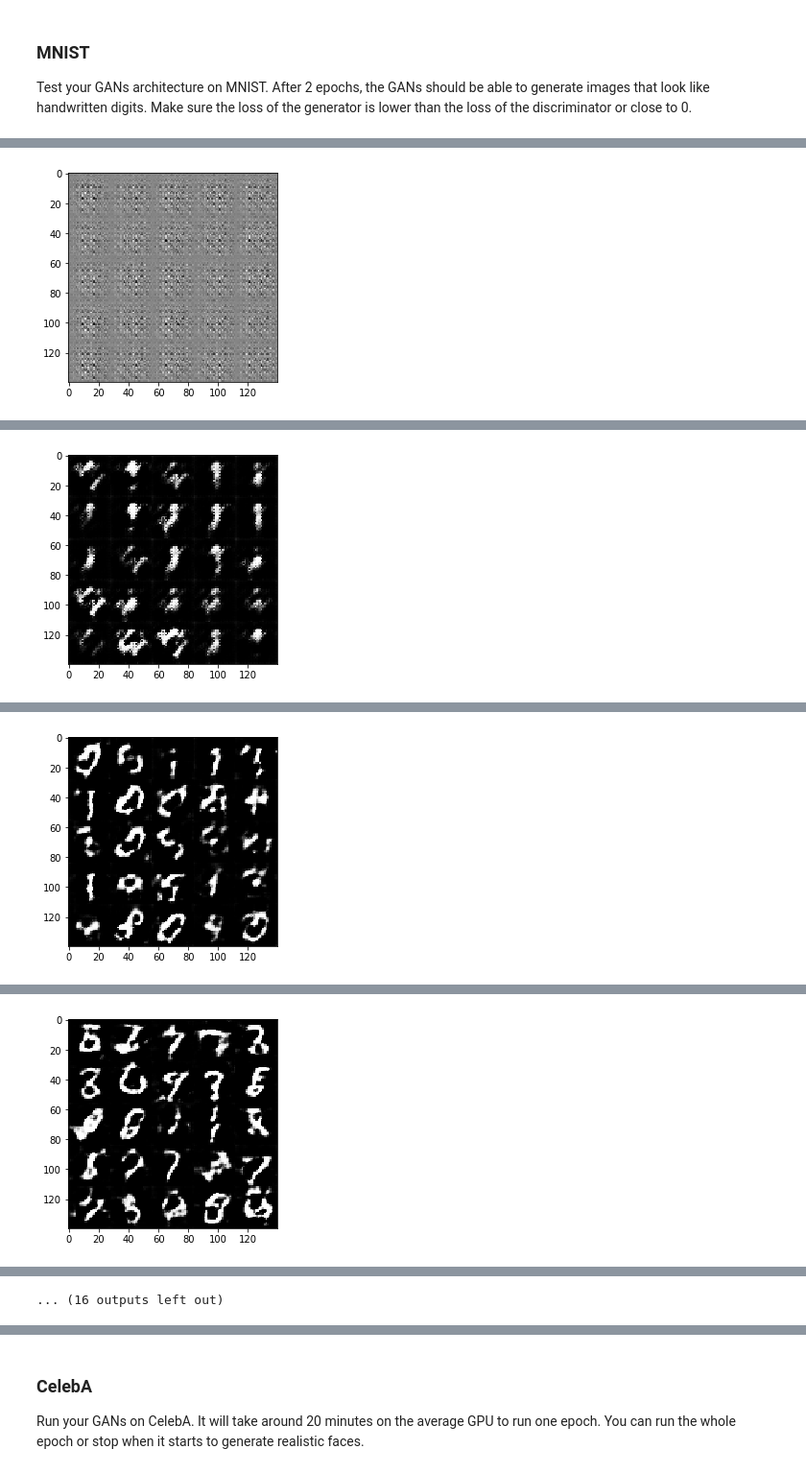
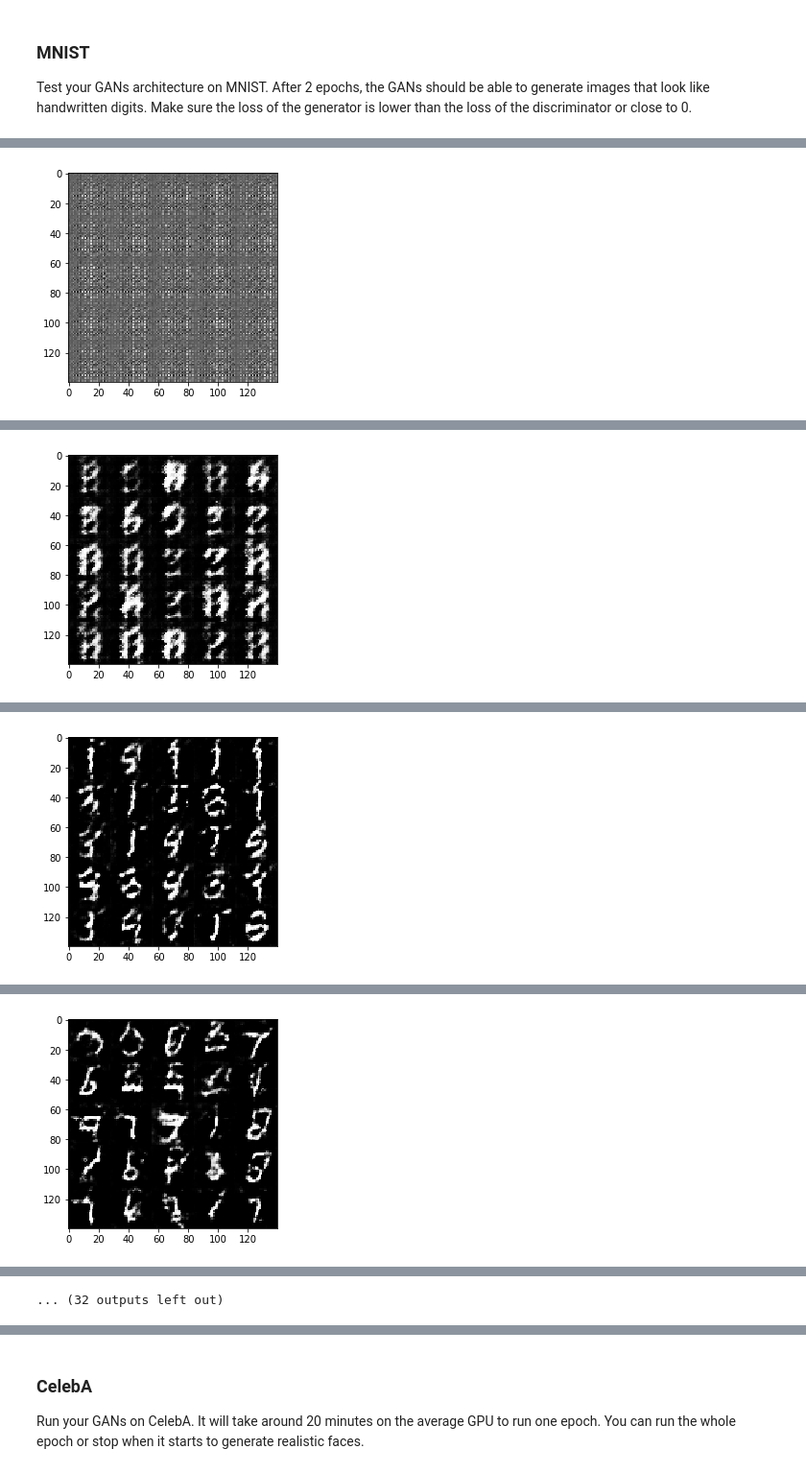
Before and after one commit to sevance37/GAN-face-generation, a Jupyter notebook: dlnd_face_generation.ipynb, the cells around one changed output, grey strips where cells are left out. Shown at 96% size. Cells and saved outputs as stored; diff of their text form; code cells hidden in the pictures.

```diff
--- a/dlnd_face_generation.ipynb
+++ b/dlnd_face_generation.ipynb
@@ -133,4 +132,11 @@ Tests Passed
 # %% [markdown]
 ### Discriminator
 Implement `discriminator` to create a discriminator neural network that discriminates on `images`.  This function should be able to reuse the variables in the neural network.  Use [`tf.variable_scope`](https://www.tensorflow.org/api_docs/python/tf/variable_scope) with a scope name of "discriminator" to allow the variables to be reused.  The function should return a tuple of (tensor output of the discriminator, tensor logits of the discriminator).
+# %%
+def get_params():
+
+    n_filters = 64
+    alpha     = 0.1
+
+    return n_filters, alpha
 # %%
@@ -231,7 +247,7 @@ Implement `model_loss` to build the GANs for training and calculate the loss.  T
 - `discriminator(images, reuse=False)`
 - `generator(z, out_channel_dim, is_train=True)`
 # %%
-def model_loss(input_real, input_z, out_channel_dim, alpha=0.2):
+def model_loss(input_real, input_z, out_channel_dim):
     """
     Get the loss for the discriminator and generator
     :param input_real: Images from the real dataset
@@ -239,12 +255,11 @@ def model_loss(input_real, input_z, out_channel_dim, alpha=0.2):
     :param out_channel_dim: The number of channels in the output image
     :return: A tuple of (discriminator loss, generator loss)
     """
-    n_filters = 64
     smooth = 0.1
 
-    g_model = generator(input_z, out_channel_dim, alpha=alpha, n_filters=n_filters)
-    d_model_real, d_logits_real = discriminator(input_real, alpha=alpha, n_filters=n_filters)
-    d_model_fake, d_logits_fake = discriminator(g_model, reuse=True, alpha=alpha, n_filters=n_filters)
+    g_model = generator(input_z, out_channel_dim)
+    d_model_real, d_logits_real = discriminator(input_real)
+    d_model_fake, d_logits_fake = discriminator(g_model, reuse=True)
 
     d_loss_real = tf.reduce_mean(
         tf.nn.sigmoid_cross_entropy_with_logits(logits=d_logits_real, labels=tf.ones_like(d_model_real)*(1-smooth)))
@@ -334,7 +349,7 @@ Implement `train` to build and train the GANs.  Use the following functions you
 
 Use the `show_generator_output` to show `generator` output while you train. Running `show_generator_output` for every batch will drastically increase training time and increase the size of the notebook.  It's recommended to print the `generator` output every 100 batches.
 # %%
-def train(epoch_count, batch_size, z_dim, learning_rate, beta1, get_batches, data_shape, data_image_mode, alpha=0.2):
+def train(epoch_count, batch_size, z_dim, learning_rate, beta1, get_batches, data_shape, data_image_mode):
     """
     Train the GAN
     :param epoch_count: Number of epochs
@@ -350,10 +365,10 @@ def train(epoch_count, batch_size, z_dim, learning_rate, beta1, get_batches, dat
     out_channel_dim = data_shape[3]
     n_images = 25
     print_every = 10
-    plot_every = 100
+    plot_every = 200
 
     input_real, input_z, model_lr = model_inputs(data_shape[1], data_shape[2], out_channel_dim, z_dim)
-    d_loss, g_loss = model_loss(input_real, input_z, out_channel_dim, alpha=alpha)
+    d_loss, g_loss = model_loss(input_real, input_z, out_channel_dim)
     d_opt, g_opt = model_opt(d_loss, g_loss, model_lr, beta1)
 
     with tf.Session() as sess:
@@ -385,25 +400,20 @@ def train(epoch_count, batch_size, z_dim, learning_rate, beta1, get_batches, dat
                             "Discriminator Loss: {:.4f}...".format(train_loss_d),
                             "Generator Loss: {:.4f}".format(train_loss_g))
 
-                if step == 0 or (step+1) % plot_every == 0:
+                if (step == 0) or (step+1) % plot_every == 0:
                     show_generator_output(sess, n_images, input_z, out_channel_dim, data_image_mode)
 
                 step += 1
+
+            show_generator_output(sess, n_images, input_z, out_channel_dim, data_image_mode)
 # %% [markdown]
 ### MNIST
 Test your GANs architecture on MNIST.  After 2 epochs, the GANs should be able to generate images that look like handwritten digits.  Make sure the loss of the generator is lower than the loss of the discriminator or close to 0.
 # %%
-batch_size = 100
-z_dim = 64
-learning_rate = 0.00175
-beta1 = 0.425
-alpha = 0.05
-
-#batch_size = 100
-#z_dim = 100
-#learning_rate = 0.00175
-#beta1 = 0.45
-#alpha = 0.05
+batch_size = 32
+z_dim = 100
+learning_rate = 0.0008
+beta1 = 0.35
 
 losses = []
 
@@ -415,5 +425,5 @@ epochs = 2
 mnist_dataset = helper.Dataset('mnist', glob(os.path.join(data_dir, 'mnist/*.jpg')))
 with tf.Graph().as_default():
     train(epochs, batch_size, z_dim, learning_rate, beta1, mnist_dataset.get_batches,
-          mnist_dataset.shape, mnist_dataset.image_mode, alpha)
+          mnist_dataset.shape, mnist_dataset.image_mode)
 # %% [output]
@@ -421 +431 @@ Epoch 1/2... Step 1/600... Discriminator Loss: 8.7066... Generator Loss: 0.0009
-[figure, old version]
+[figure, new version]
@@ -432 +452 @@ Epoch 1/2... Step 100/600... Discriminator Loss: 0.7619... Generator Loss: 1.338
-[figure, old version]
+[figure, new version]
@@ -443 +473 @@ Epoch 1/2... Step 200/600... Discriminator Loss: 0.9645... Generator Loss: 1.152
-[figure, old version]
+[figure, new version]
@@ -454 +494 @@ Epoch 1/2... Step 300/600... Discriminator Loss: 0.9895... Generator Loss: 1.028
-[figure, old version]
+[figure, new version]
@@ -477,4 +537,4 @@ Epoch 1/2... Step 500/600... Discriminator Loss: 1.0431... Generator Loss: 1.024
-... (16 outputs left out)
+... (32 outputs left out)
 # %%
 import matplotlib.pyplot as plt
 
```
Also changed, not shown: parts of 8 cells of this notebook, 1 other file.
